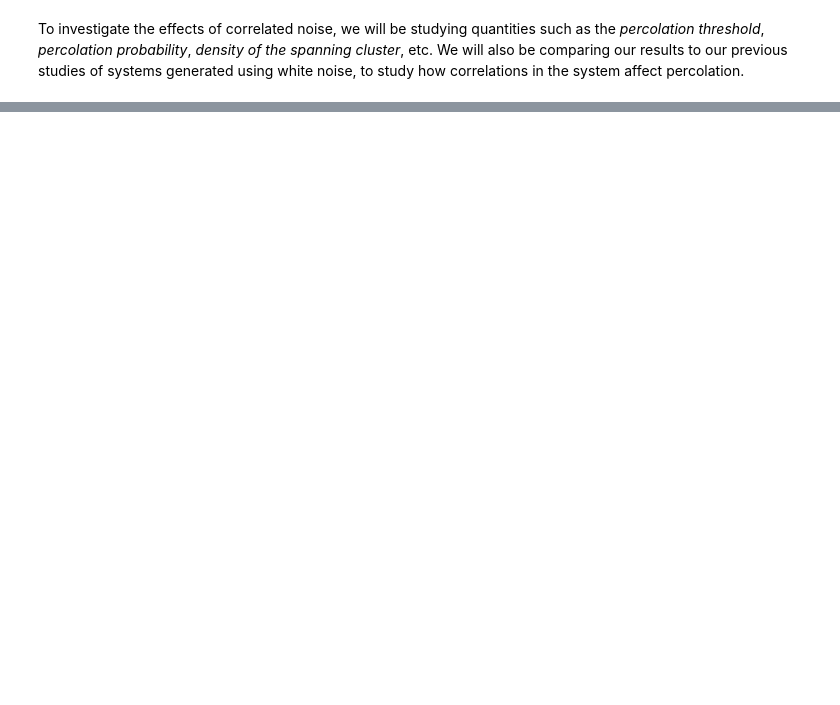
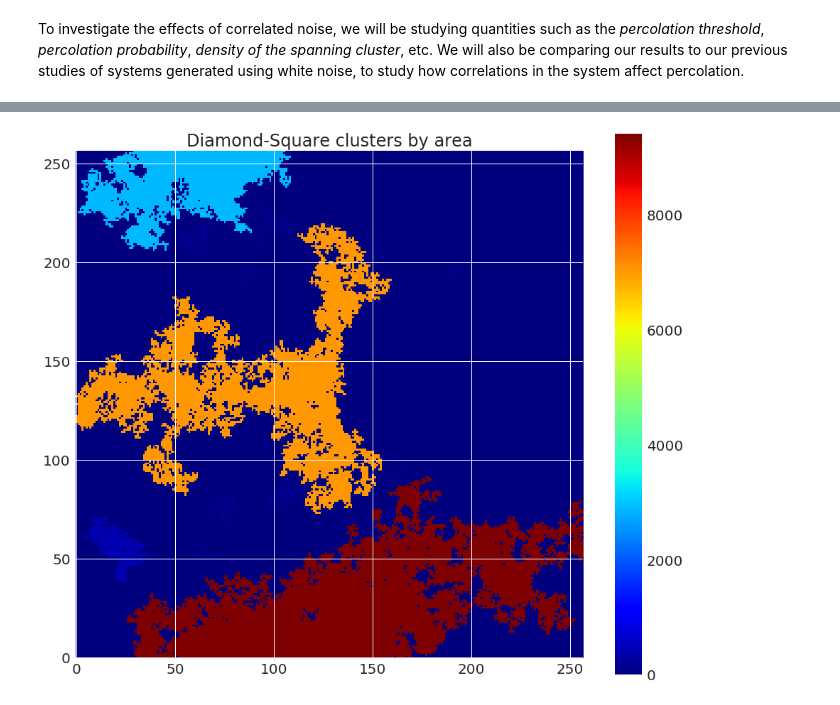
Before and after one commit to pauliwu/FYS4460, a Jupyter notebook: Project4/correlation.ipynb, the cells around one changed output, grey strips where cells are left out. Saved outputs shown, nothing was run; the diff lists cells and outputs as text; code cells hidden in the pictures; blank space fills up the shorter version.

```diff
--- a/Project4/correlation.ipynb
+++ b/Project4/correlation.ipynb
@@ -64,0 +82,11 @@ show()
+# %%
+area = measurements.sum(z, lw, index=arange(lw.max() + 1))
+areaImg = area[lw]
+
+imshow(areaImg, origin='lower', interpolation='nearest', cmap='jet')
+colorbar()
+title("Diamond-Square clusters by area")
+savefig('plots/area_ds')
+show()
+# %% [output]
+[figure, added]
```
Also changed, not shown: parts of 12 cells of this notebook, 31 other files.
